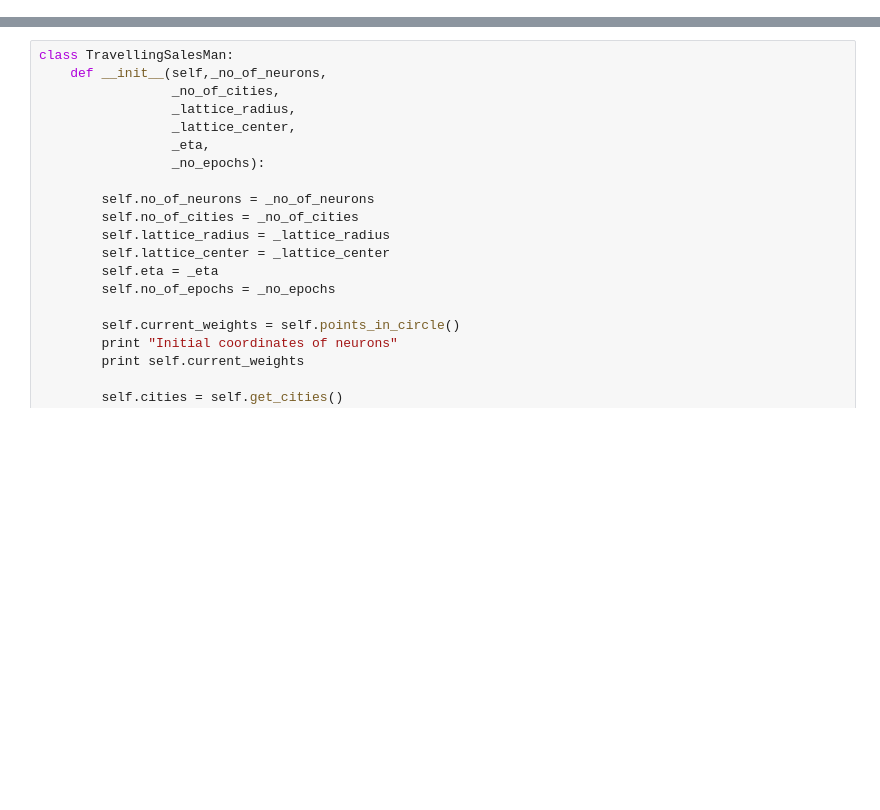
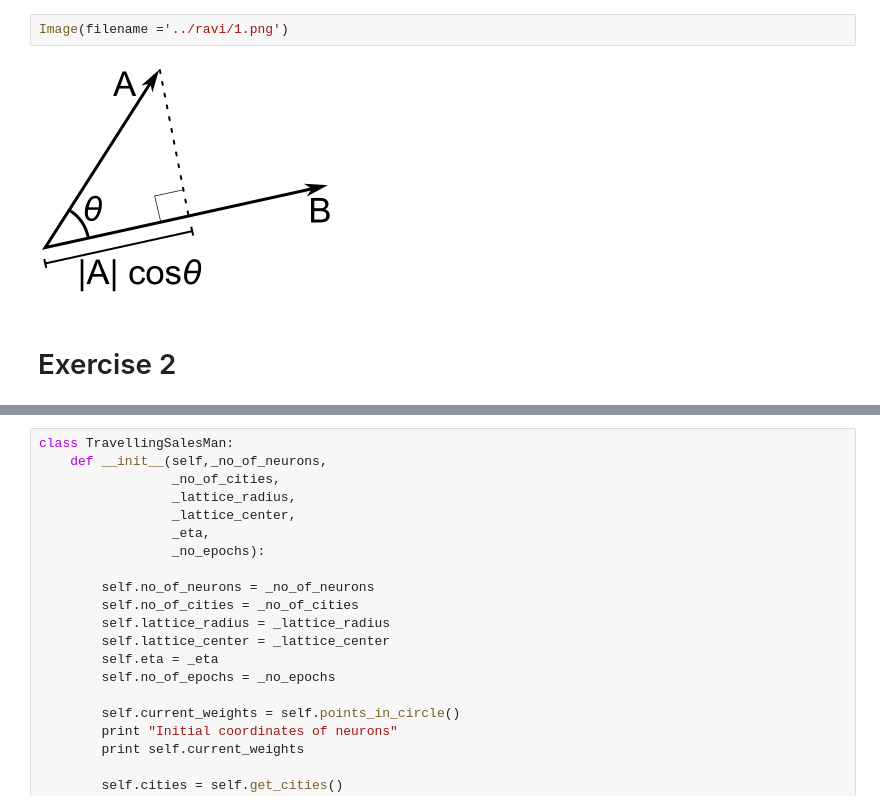
Before and after one commit to rameshjes/neural-network, a Jupyter notebook: assignment09/ruby/workbench_ruby_09.ipynb, the cells around one changed output, grey strips where cells are left out. Saved outputs shown, nothing was run; the diff lists cells and outputs as text; blank space fills up the shorter version.

```diff
--- a/assignment09/ruby/workbench_ruby_09.ipynb
+++ b/assignment09/ruby/workbench_ruby_09.ipynb
@@ -8,0 +14,6 @@ from IPython import display
+# %%
+Image(filename ='../ravi/1.png')
+# %% [output]
+[figure, added]
+# %% [markdown]
+# Exercise 2
```
Also changed, not shown: parts of 11 cells of this notebook.
